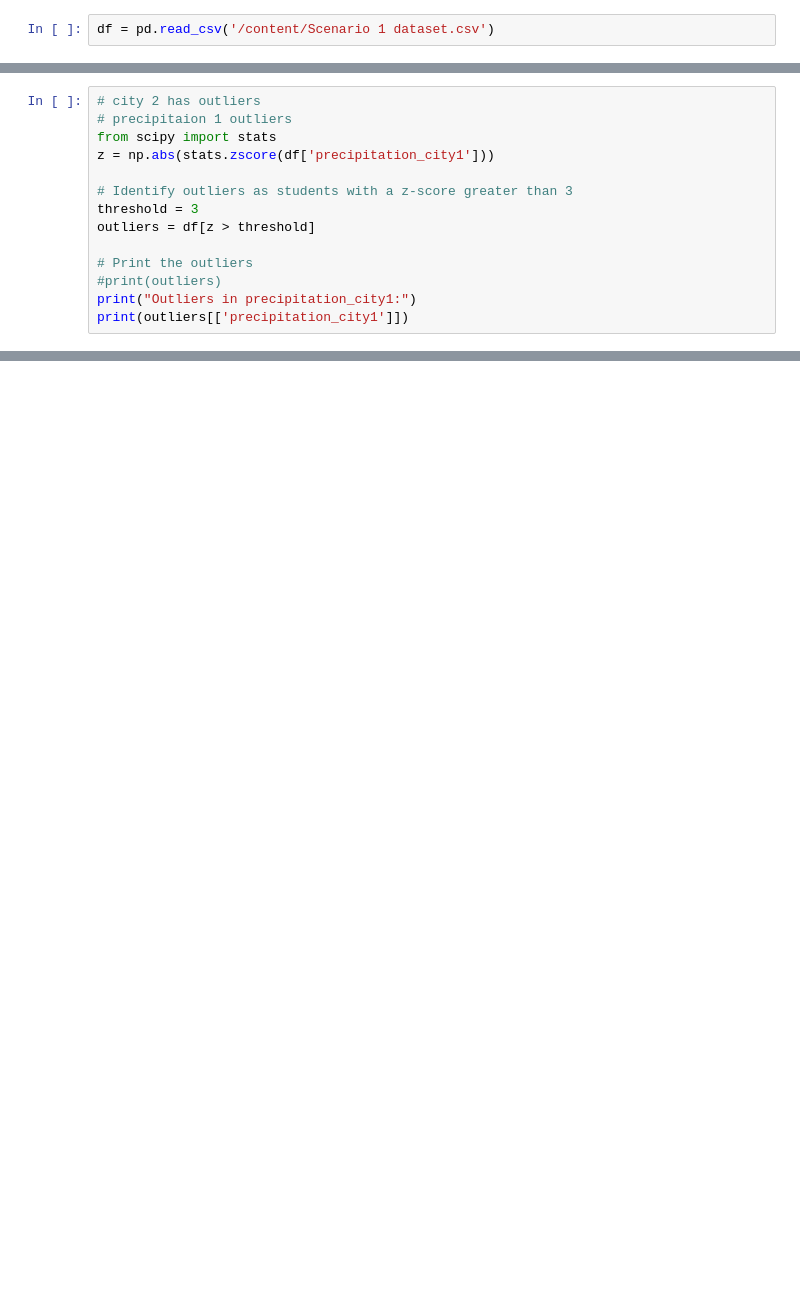
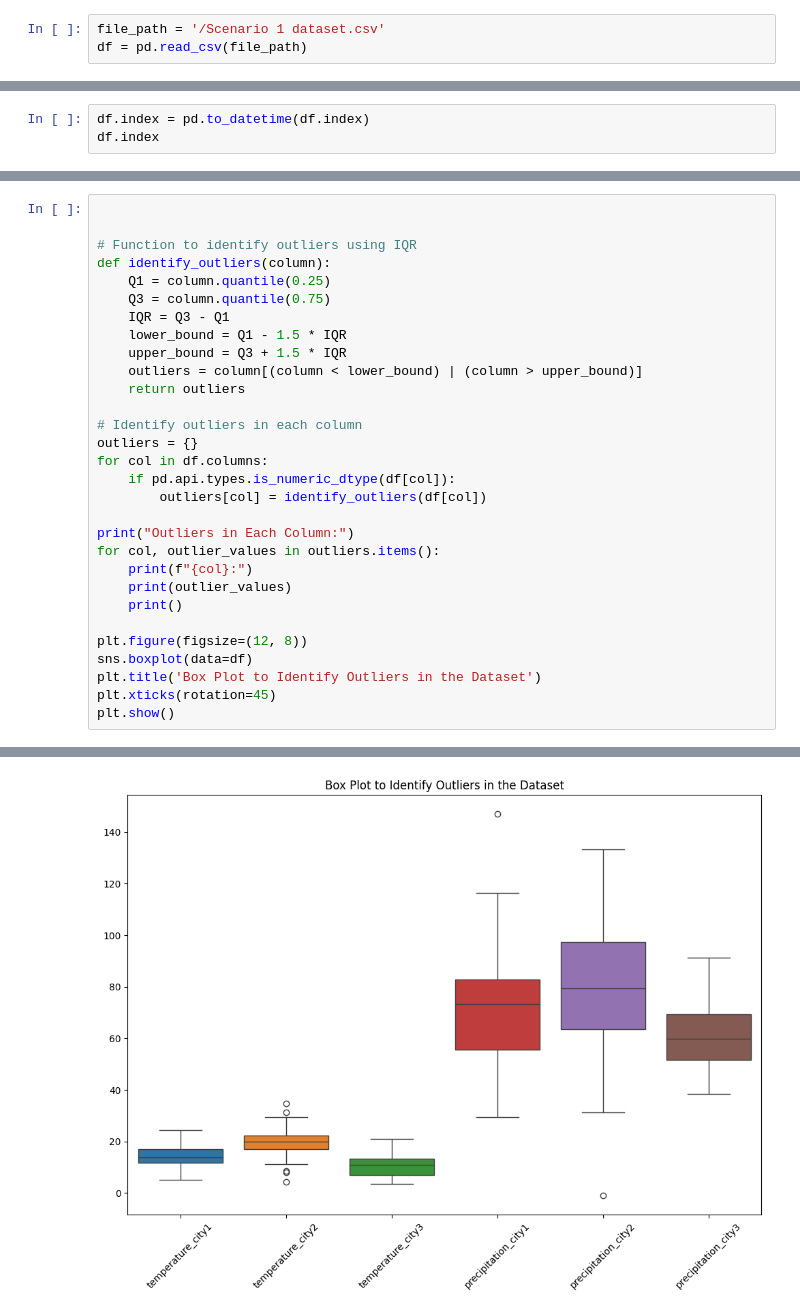
Before and after one commit to Moe-phantom/Moe-phantom, a Jupyter notebook: python_assignment.ipynb, the cells around one changed output, grey strips where cells are left out. Saved outputs shown, nothing was run; the diff lists cells and outputs as text; blank space fills up the shorter version.

```diff
--- a/python_assignment.ipynb
+++ b/python_assignment.ipynb
@@ -13,2 +10,3 @@ Saving Scenario 1 dataset.csv to Scenario 1 dataset.csv
 # %%
-df = pd.read_csv('/content/Scenario 1 dataset.csv')
+file_path = '/Scenario 1 dataset.csv'
+df = pd.read_csv(file_path)
@@ -52,14 +24,0 @@ df.describe()
-# %%
-# city 2 has outliers
-# precipitaion 1 outliers
-from scipy import stats
-z = np.abs(stats.zscore(df['precipitation_city1']))
-
-# Identify outliers as students with a z-score greater than 3
-threshold = 3
-outliers = df[z > threshold]
-
-# Print the outliers
-#print(outliers)
-print("Outliers in precipitation_city1:")
-print(outliers[['precipitation_city1']])
@@ -69,0 +50,3 @@ Outliers in precipitation_city1:
+# %%
+df.index = pd.to_datetime(df.index)
+df.index
@@ -69,0 +71,31 @@ Outliers in precipitation_city1:
+# %%
+
+
+# Function to identify outliers using IQR
+def identify_outliers(column):
+    Q1 = column.quantile(0.25)
+    Q3 = column.quantile(0.75)
+    IQR = Q3 - Q1
+    lower_bound = Q1 - 1.5 * IQR
+    upper_bound = Q3 + 1.5 * IQR
+    outliers = column[(column < lower_bound) | (column > upper_bound)]
+    return outliers
+
+# Identify outliers in each column
+outliers = {}
+for col in df.columns:
+    if pd.api.types.is_numeric_dtype(df[col]):
+        outliers[col] = identify_outliers(df[col])
+
+print("Outliers in Each Column:")
+for col, outlier_values in outliers.items():
+    print(f"{col}:")
+    print(outlier_values)
+    print()
+
+plt.figure(figsize=(12, 8))
+sns.boxplot(data=df)
+plt.title('Box Plot to Identify Outliers in the Dataset')
+plt.xticks(rotation=45)
+plt.show()
+# %% [output]
@@ -69,0 +119 @@ Outliers in precipitation_city1:
+[figure, added]
```
Also changed, not shown: parts of 27 cells of this notebook.
